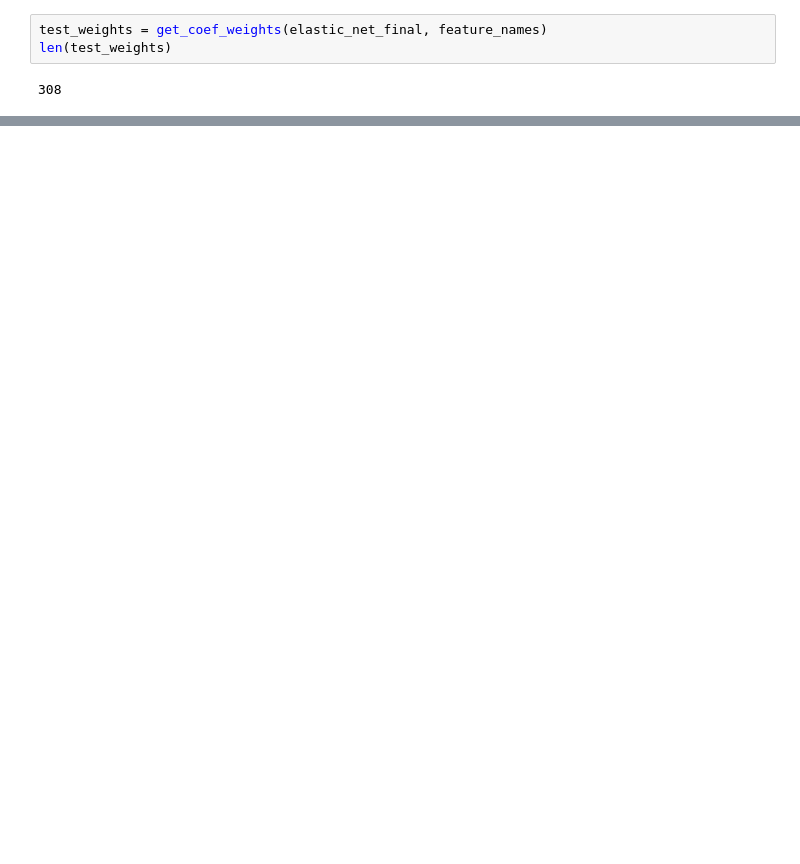
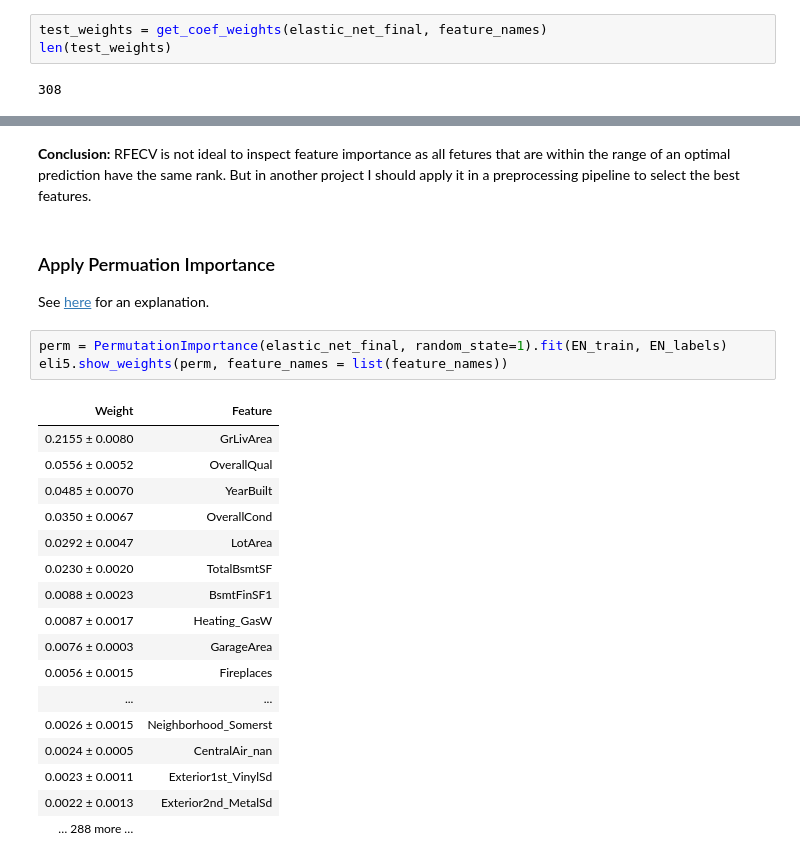
Before and after one commit to rbuerki/projects-ml, a Jupyter notebook: price_prediction_ames_housing/4-Interpretation_Feature_Importance.ipynb, the cells around one changed output, grey strips where cells are left out. Saved outputs shown, nothing was run; the diff lists cells and outputs as text; blank space fills up the shorter version.

```diff
--- a/price_prediction_ames_housing/4-Interpretation_Feature_Importance.ipynb
+++ b/price_prediction_ames_housing/4-Interpretation_Feature_Importance.ipynb
@@ -175,0 +211,27 @@ test_weights.cumsum()
+# %% [markdown]
+**Conclusion:** RFECV is not ideal to inspect feature importance as all fetures that are within the range of an optimal prediction have the same rank. But in another project I should apply it in a preprocessing pipeline to select the best features.
+# %% [markdown]
+### Apply Permuation Importance
+
+See [here](https://www.kaggle.com/dansbecker/permutation-importance) for an explanation.
+# %%
+perm = PermutationImportance(elastic_net_final, random_state=1).fit(EN_train, EN_labels)
+eli5.show_weights(perm, feature_names = list(feature_names))
+# %% [output]
+| Weight | Feature |
+| 0.2155 ± 0.0080 | GrLivArea |
+| 0.0556 ± 0.0052 | OverallQual |
+| 0.0485 ± 0.0070 | YearBuilt |
+| 0.0350 ± 0.0067 | OverallCond |
+| 0.0292 ± 0.0047 | LotArea |
+| 0.0230 ± 0.0020 | TotalBsmtSF |
+| 0.0088 ± 0.0023 | BsmtFinSF1 |
+| 0.0087 ± 0.0017 | Heating_GasW |
+| 0.0076 ± 0.0003 | GarageArea |
+| 0.0056 ± 0.0015 | Fireplaces |
+| ... | ... |
+| 0.0026 ± 0.0015 | Neighborhood_Somerst |
+| 0.0024 ± 0.0005 | CentralAir_nan |
+| 0.0023 ± 0.0011 | Exterior1st_VinylSd |
+| 0.0022 ± 0.0013 | Exterior2nd_MetalSd |
+| … 288 more … |  |
```
Also changed, not shown: parts of 20 cells of this notebook.
